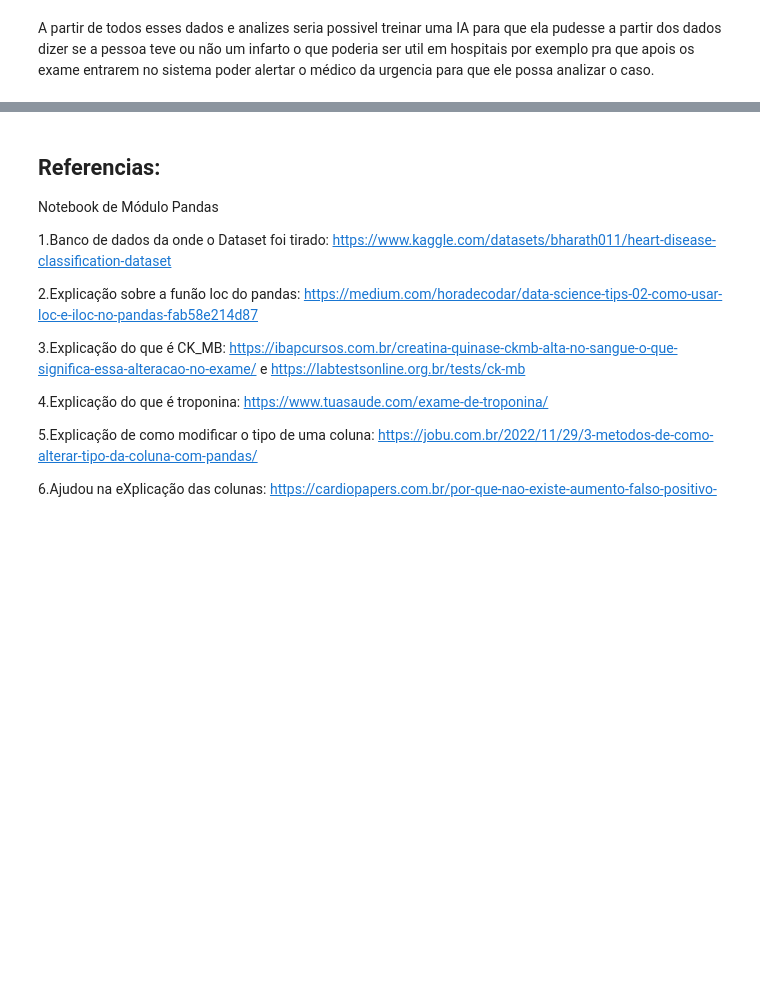
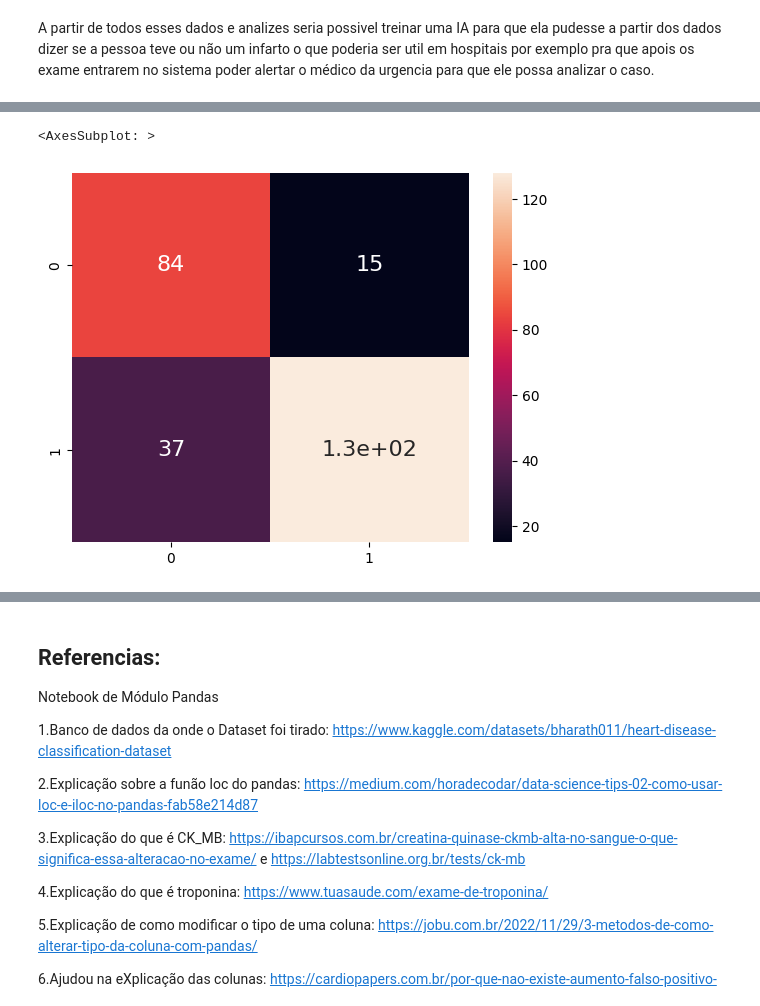
Before and after one commit to KayllanyLara/androlenda, a Jupyter notebook: Trabalho Final.ipynb, the cells around one changed output, grey strips where cells are left out. Saved outputs shown, nothing was run; the diff lists cells and outputs as text; code cells hidden in the pictures; blank space fills up the shorter version.

Commit message:
comentários no código e LogisticRegression
foi realizado comentários no código e adicionado o modelo LogisticRegression, e realizado PCA  na tentativa de melhoramento de performance

```diff
--- a/Trabalho Final.ipynb
+++ b/Trabalho Final.ipynb
@@ -272,0 +373,4 @@ sns.heatmap(Data_conf, annot=True, annot_kws={"size": 16})
+# %%
+modelo_lr = LogisticRegression(max_iter=1000)
+
+modelo_lr.fit(Xtr,Ytr)
@@ -272,0 +386,12 @@ sns.heatmap(Data_conf, annot=True, annot_kws={"size": 16})
+# %%
+y_verdadeiro = Yts
+y_previsao = modelo_lr.predict(Xts)
+
+matriz_conf = confusion_matrix(y_verdadeiro, y_previsao)
+
+df_conf = pd.DataFrame(matriz_conf)
+
+sns.heatmap(df_conf, annot=True, annot_kws={"size": 16})
+# %% [output]
+<AxesSubplot: >
+[figure, added]
```
Also changed, not shown: parts of 37 cells of this notebook.
